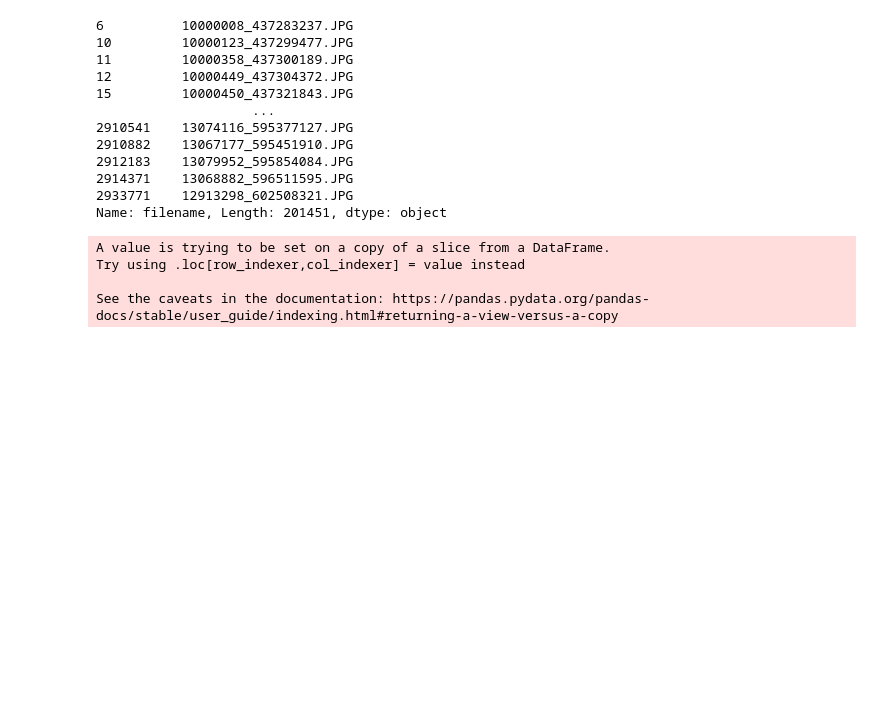
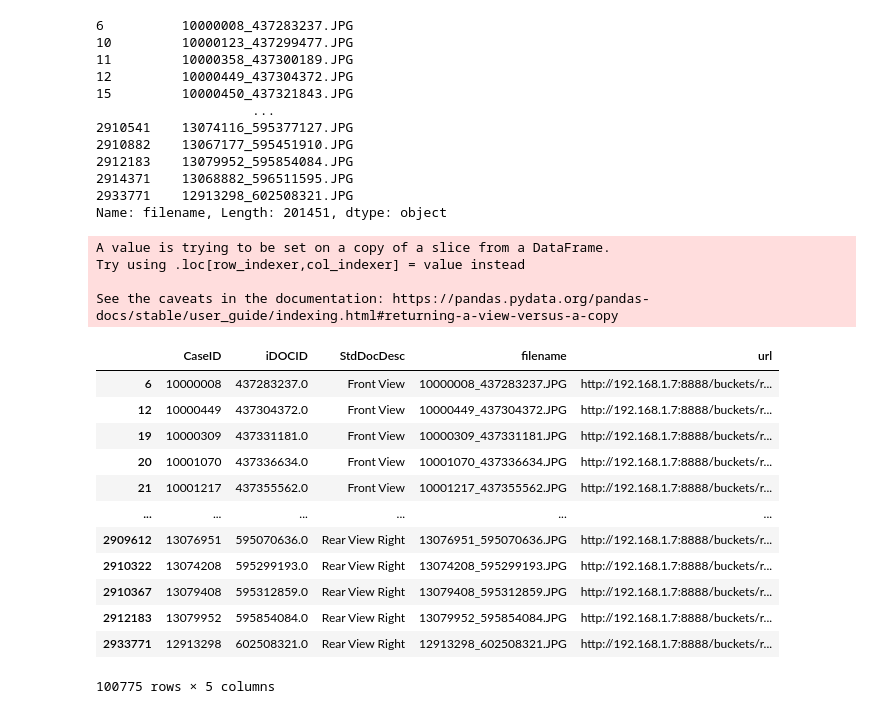
Before and after one commit to MLMonkATGY/DLDataPipeline, a Jupyter notebook: src/data_engineering/GetImgsDf.ipynb, the cells around one changed output. Drawn from its saved outputs; the diff is of its cells as text; code cells hidden in the pictures; blank space fills up the shorter version.

```diff
--- a/src/data_engineering/GetImgsDf.ipynb
+++ b/src/data_engineering/GetImgsDf.ipynb
@@ -154,4 +155,6 @@ A value is trying to be set on a copy of a slice from a DataFrame.
 Try using .loc[row_indexer,col_indexer] = value instead
 
 See the caveats in the documentation: https://pandas.pydata.org/pandas-docs/stable/user_guide/indexing.html#returning-a-view-versus-a-copy
+# %%
+numCaseToDownload = 40000
 # %%
@@ -162,5 +163,9 @@ targetCaseId = filesDf['CaseID'].unique().tolist()
 random.shuffle(targetCaseId)
 targetCaseId = targetCaseId[:numCaseToDownload]
 downloadFileDf = filesDf[filesDf["CaseID"].isin(targetCaseId)]
+# %%
+sinkDir = "/home/alextay96/Desktop/new_workspace/DLDataPipeline/data/imgs"
+localFiles = os.listdir(sinkDir)
+downloadFileDf = downloadFileDf[~downloadFileDf["filename"].isin(localFiles)]
 # %%
 
@@ -175,5 +178,21 @@ for _, i in tqdm(downloadFileDf.iterrows()):
     localPath = os.path.join(sinkDir, i["filename"])
     with open(localPath, "wb") as f:
         f.write(imgBytes.content)
+# %%
+downloadFileDf
+# %% [output]
+|  | CaseID | iDOCID | StdDocDesc | filename | url |
+| 6 | 10000008 | 437283237.0 | Front View | 10000008_437283237.JPG | http://192.168.1.7:8888/buckets/r... |
+| 12 | 10000449 | 437304372.0 | Front View | 10000449_437304372.JPG | http://192.168.1.7:8888/buckets/r... |
+| 19 | 10000309 | 437331181.0 | Front View | 10000309_437331181.JPG | http://192.168.1.7:8888/buckets/r... |
+| 20 | 10001070 | 437336634.0 | Front View | 10001070_437336634.JPG | http://192.168.1.7:8888/buckets/r... |
+| 21 | 10001217 | 437355562.0 | Front View | 10001217_437355562.JPG | http://192.168.1.7:8888/buckets/r... |
+| ... | ... | ... | ... | ... | ... |
+| 2909612 | 13076951 | 595070636.0 | Rear View Right | 13076951_595070636.JPG | http://192.168.1.7:8888/buckets/r... |
+| 2910322 | 13074208 | 595299193.0 | Rear View Right | 13074208_595299193.JPG | http://192.168.1.7:8888/buckets/r... |
+| 2910367 | 13079408 | 595312859.0 | Rear View Right | 13079408_595312859.JPG | http://192.168.1.7:8888/buckets/r... |
+| 2912183 | 13079952 | 595854084.0 | Rear View Right | 13079952_595854084.JPG | http://192.168.1.7:8888/buckets/r... |
+| 2933771 | 12913298 | 602508321.0 | Rear View Right | 12913298_602508321.JPG | http://192.168.1.7:8888/buckets/r... |
+100775 rows × 5 columns
 # %%
 downloadFileDf.to_parquet(f"../../data/imgs_metadata/{vehicleType}.parquet")
```
Also changed, not shown: parts of 4 cells of this notebook, 6 other files.
